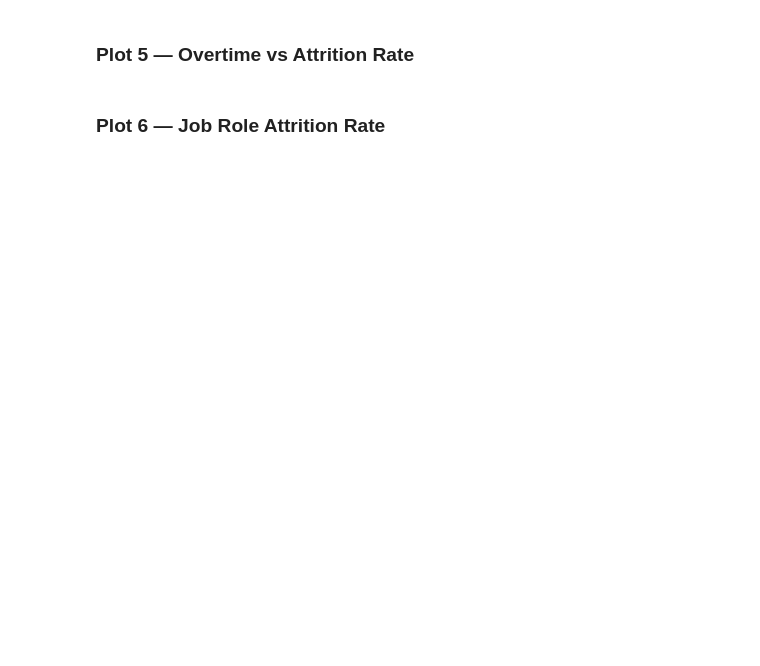
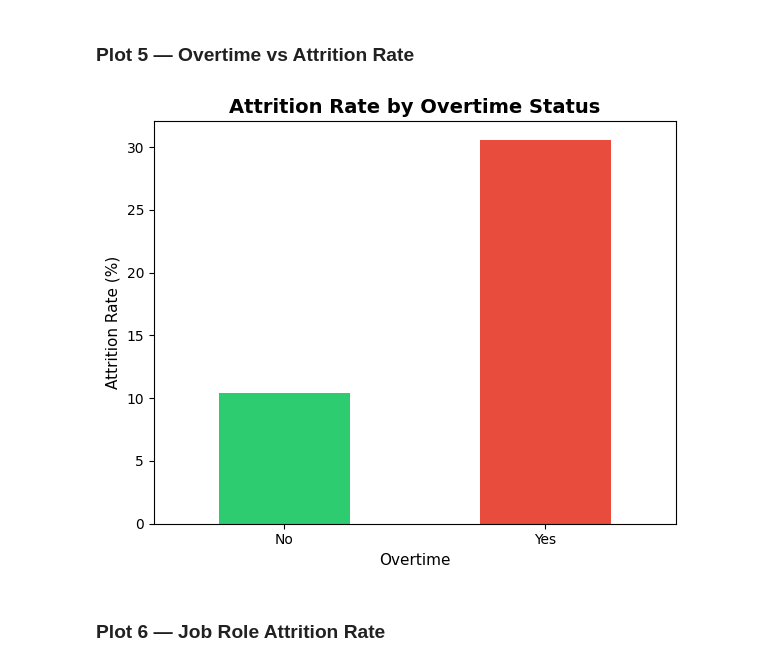
Before and after one commit to Ayaan2210/data-analyst-portfolio, a Jupyter notebook: hr-analytics-dashboard/python/hr_analysis.ipynb, the cells around one changed output. Cells and saved outputs as stored; diff of their text form; code cells hidden in the pictures; blank space fills up the shorter version.

```diff
--- a/hr-analytics-dashboard/python/hr_analysis.ipynb
+++ b/hr-analytics-dashboard/python/hr_analysis.ipynb
@@ -4222,2 +306,20 @@ w
+# %%
+# --- Plot 5: Overtime vs Attrition Rate ---
+ot_total = df.groupby("OverTime")["Attrition_Num"].count()
+ot_left  = df.groupby("OverTime")["Attrition_Num"].sum()
+ot_rate  = (ot_left / ot_total * 100).round(2)
+
+plt.figure(figsize=(6, 5))
+ot_rate.plot(kind="bar", color=["#2ecc71", "#e74c3c"])
+
+plt.title("Attrition Rate by Overtime Status", fontsize=14, fontweight="bold")
+plt.xlabel("Overtime", fontsize=11)
+plt.ylabel("Attrition Rate (%)", fontsize=11)
+plt.xticks(rotation=0)
+plt.tight_layout()
+plt.savefig("plot5_overtime_attrition.png", dpi=150, bbox_inches="tight")
+plt.show()
+# %% [output]
+[figure, added]
 # %% [markdown]
 ### Plot 6 — Job Role Attrition Rate
```
Also changed, not shown: parts of 26 cells of this notebook.
